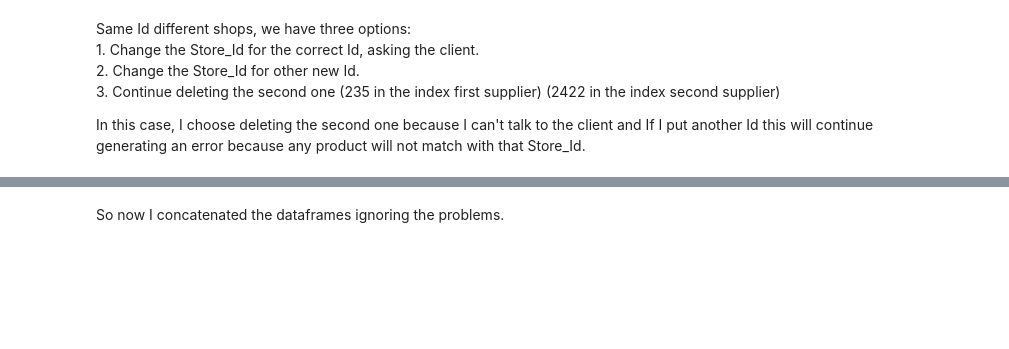
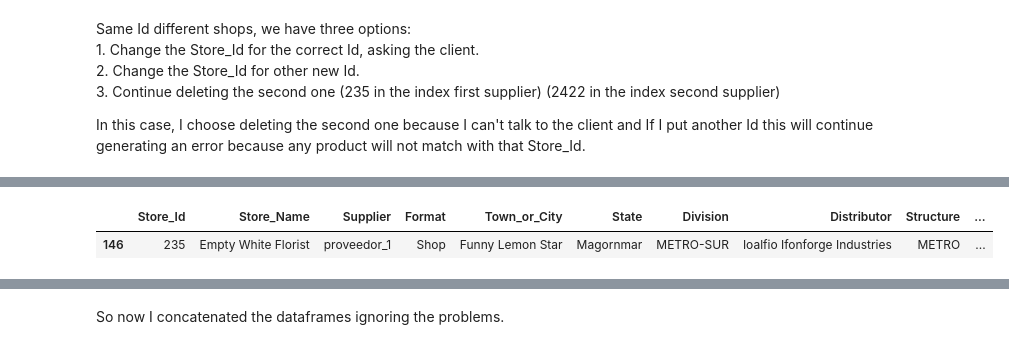
Before and after one commit to Mariacagi/Prueba_t-cnica_WA, a Jupyter notebook: src/main.ipynb, the cells around one changed output, grey strips where cells are left out. Cells and saved outputs as stored; diff of their text form; code cells hidden in the pictures; blank space fills up the shorter version.

```diff
--- a/src/main.ipynb
+++ b/src/main.ipynb
@@ -595,0 +593,6 @@ See the caveats in the documentation: https://pandas.pydata.org/pandas-docs/stab
+# %%
+# Checking the deleting was done well for first supplier
+maestro_client_prov1.loc[(maestro_client_prov1["Store_Id"] == 235),:]
+# %% [output]
+|  | Store_Id | Store_Name | Supplier | Format | Town_or_City | State | Division | Distributor | Structure | ... |
+| 146 | 235 | Empty White Florist | proveedor_1 | Shop | Funny Lemon Star | Magornmar | METRO-SUR | Ioalfio Ifonforge Industries | METRO | ... |
```
Also changed, not shown: parts of 9 cells of this notebook, 2 other files.
